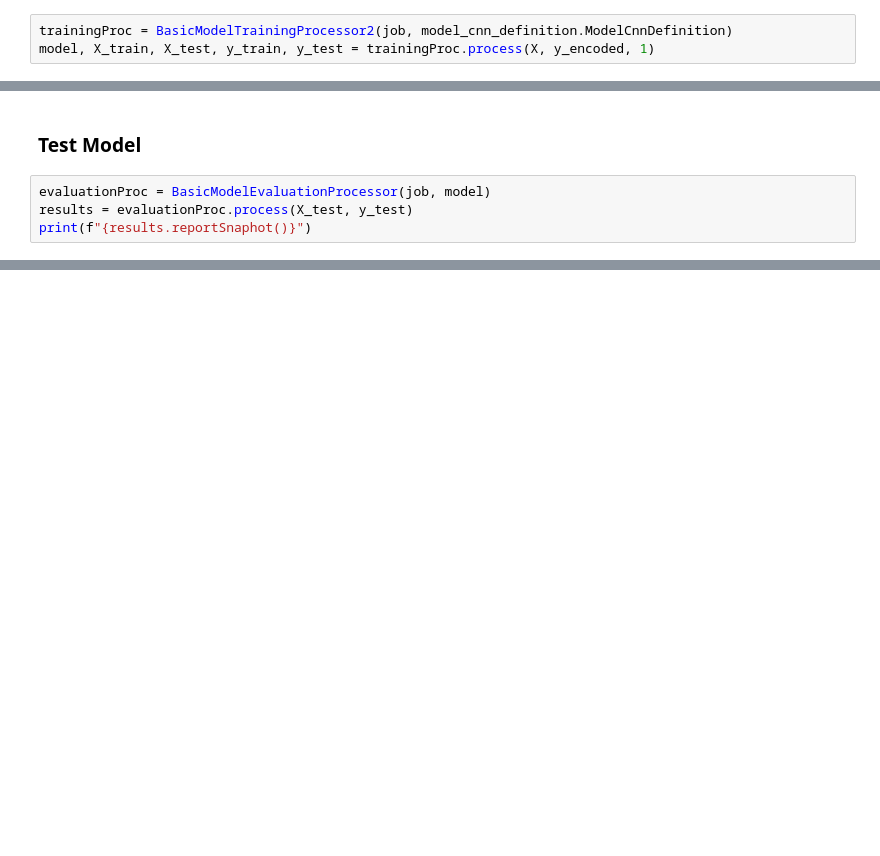
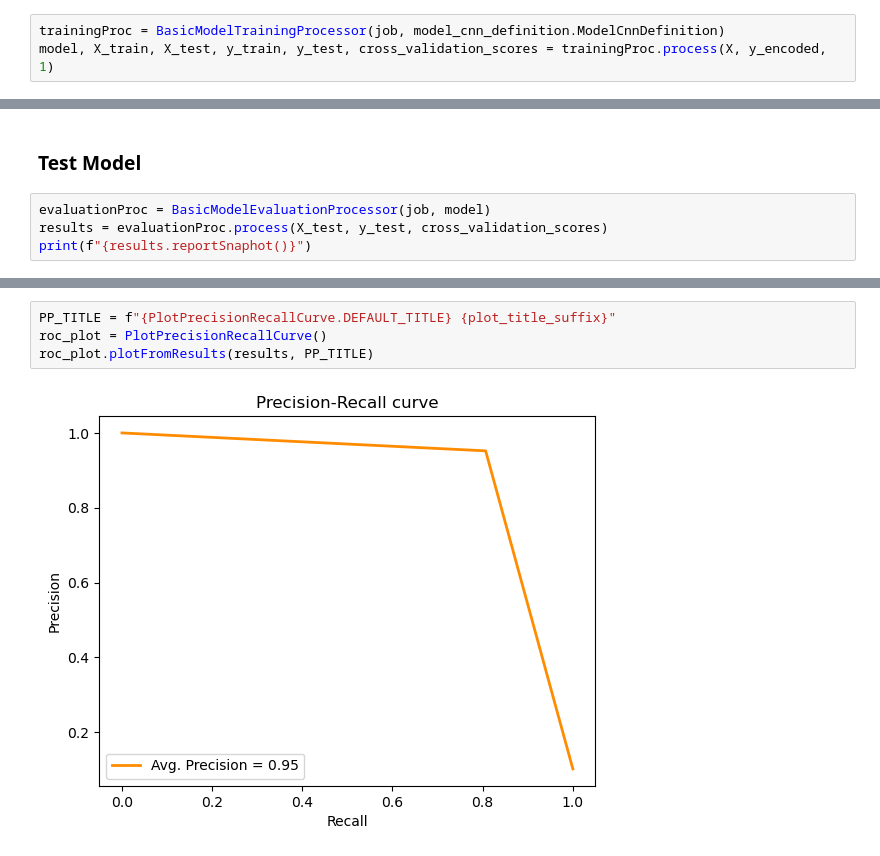
Before and after one commit to Tubas118/duncan-audio-deepfake-detection, a Jupyter notebook: audio-deepfake-detection-training.ipynb, the cells around one changed output, grey strips where cells are left out. Cells and saved outputs as stored; diff of their text form; blank space fills up the shorter version.

Commit message:
Model with cross-validation and 10 epochs generated

```diff
--- a/audio-deepfake-detection-training.ipynb
+++ b/audio-deepfake-detection-training.ipynb
@@ -116,3 +61,3 @@ class BasicModelTrainingProcessor2(AbstractModelTrainingProcessor):
 # %%
-trainingProc = BasicModelTrainingProcessor2(job, model_cnn_definition.ModelCnnDefinition)
-model, X_train, X_test, y_train, y_test = trainingProc.process(X, y_encoded, 1)
+trainingProc = BasicModelTrainingProcessor(job, model_cnn_definition.ModelCnnDefinition)
+model, X_train, X_test, y_train, y_test, cross_validation_scores = trainingProc.process(X, y_encoded, 1)
@@ -128,5 +83,5 @@ print(f"cross validation scores: {scores}")
 ### Test Model
 # %%
 evaluationProc = BasicModelEvaluationProcessor(job, model)
-results = evaluationProc.process(X_test, y_test)
+results = evaluationProc.process(X_test, y_test, cross_validation_scores)
 print(f"{results.reportSnaphot()}")
@@ -141,3 +121,9 @@ roc_plot.plotFromResults(results, RC_TITLE)
+# %%
+PP_TITLE = f"{PlotPrecisionRecallCurve.DEFAULT_TITLE} {plot_title_suffix}"
+roc_plot = PlotPrecisionRecallCurve()
+roc_plot.plotFromResults(results, PP_TITLE)
+# %% [output]
+[figure, added]
 # %%
 print("\n")
 report = evaluationProc.reportSnapshot(trainingProc)
```
Also changed, not shown: parts of 11 cells of this notebook, 9 other files.
